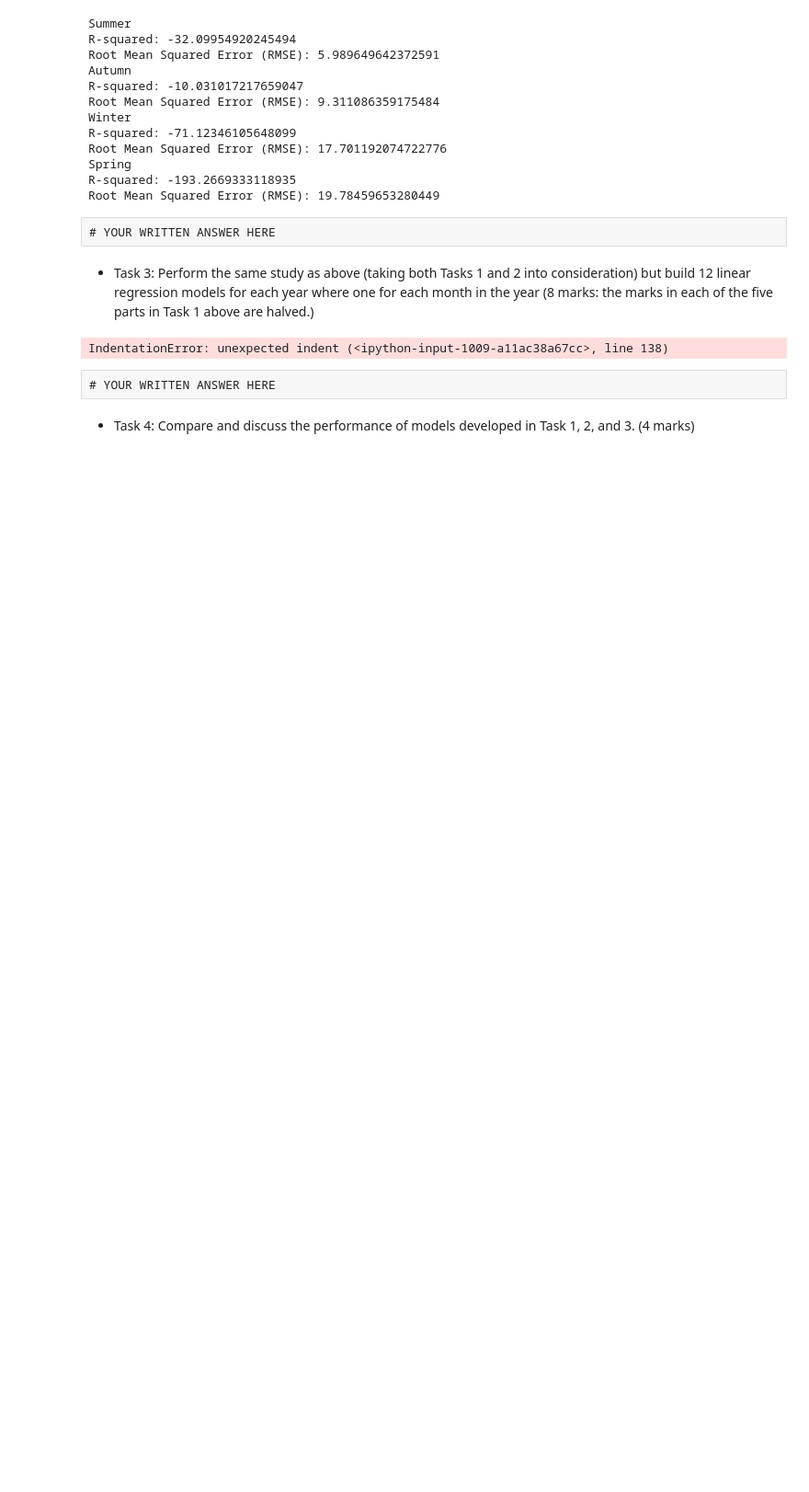
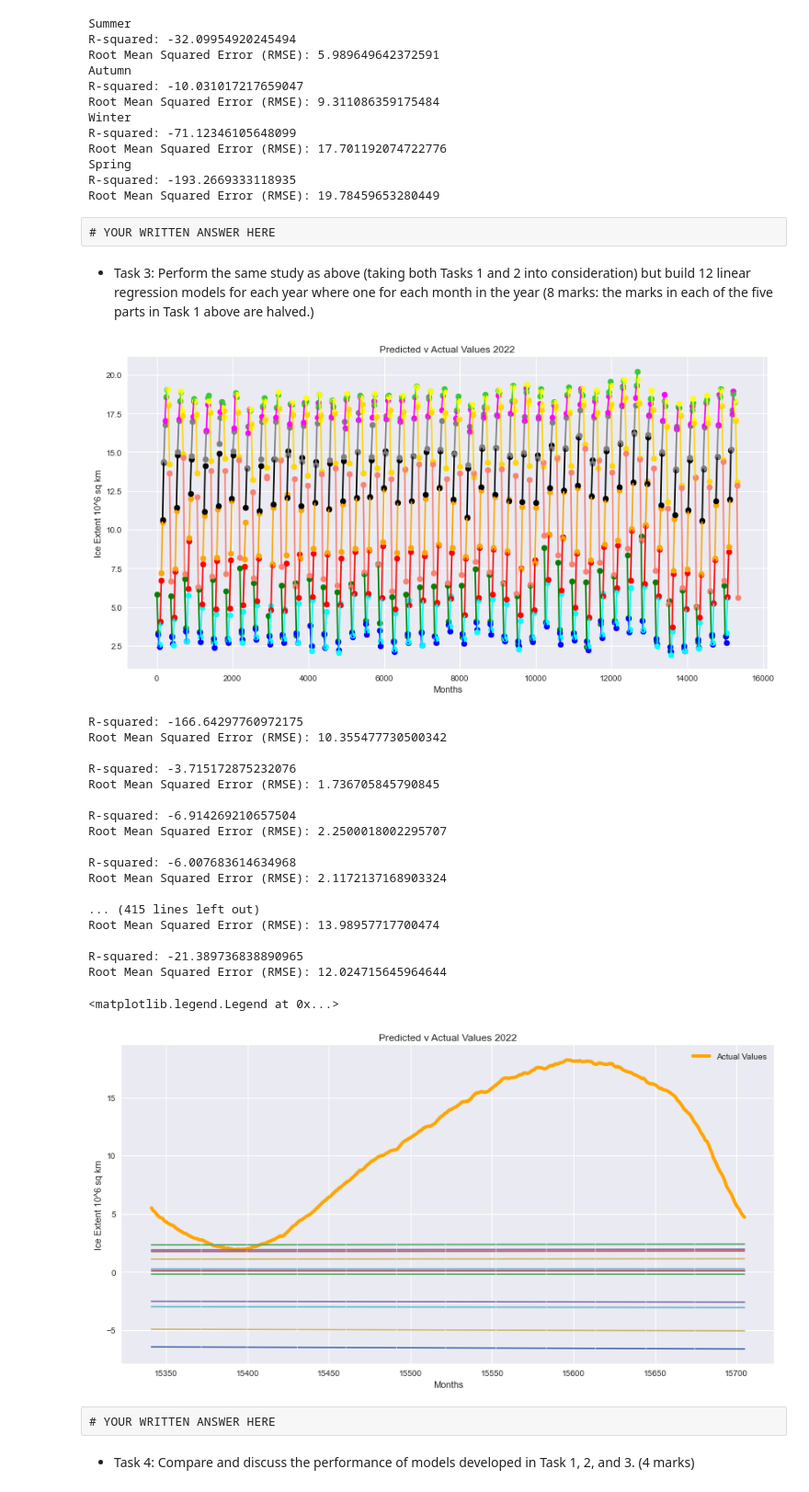
Before and after one commit to mannith-narayan/Data-Analysis-1, a Jupyter notebook: Assignment_1_2023_u7423116.ipynb, the cells around one changed output. Shown at 92% size. Saved outputs shown, nothing was run; the diff lists cells and outputs as text; code cells hidden in the pictures; blank space fills up the shorter version.

```diff
--- a/Assignment_1_2023_u7423116.ipynb
+++ b/Assignment_1_2023_u7423116.ipynb
@@ -905,36 +905,55 @@ plt.show()
 
 
 
 plt.figure(figsize = (14,7))
 plt.plot(iceExtent4['Days Since First'],iceExtent4['Total (Antarctic)'], label = "Actual Values", color = "orange",linewidth = 4)
 plt.title('Predicted v Actual Values 2022')
 plt.xlabel('Months')
 plt.ylabel('Ice Extent 10^6 sq km')
 
 
 X = np.array(np.arange(1980,2022)).reshape(-1,1)
-for no in range(13):
-    for month in months_2022:
+for month in months_2022:
         for slope in slopes:
             Y = slope
             model = lr.fit(X,Y)
             slope_2022 = model.coef_[0]
             intercept_2022 = model.intercept_
             plt.plot(month['Days Since First'],
                      model.predict(np.array(month['Days Since First']).reshape(-1,1)))
+
 
             print('R-squared:', skl.metrics.r2_score(month['Total (Antarctic)']
                 ,model.predict(np.array(month['Days Since First']).reshape(-1,1))))
             print('Root Mean Squared Error (RMSE):',
           (skl.metrics.mean_squared_error(month['Total (Antarctic)']
                 ,model.predict(np.array(month['Days Since First']).reshape(-1,1)))**(1/2)))
             print("")
 
 
 
 plt.legend()
 # %% [output]
+[figure, added]
-IndentationError: unexpected indent (<ipython-input-1009-a11ac38a67cc>, line 138)
+R-squared: -166.64297760972175
+Root Mean Squared Error (RMSE): 10.355477730500342
+
+R-squared: -3.715172875232076
+Root Mean Squared Error (RMSE): 1.736705845790845
+
+R-squared: -6.914269210657504
+Root Mean Squared Error (RMSE): 2.2500018002295707
+
+R-squared: -6.007683614634968
+Root Mean Squared Error (RMSE): 2.1172137168903324
+
+... (415 lines left out)
+Root Mean Squared Error (RMSE): 13.98957717700474
+
+R-squared: -21.389736838890965
+Root Mean Squared Error (RMSE): 12.024715645964644
+<matplotlib.legend.Legend at 0x...>
+[figure, added]
 # %% [raw]
 # YOUR WRITTEN ANSWER HERE
 # %% [markdown]
```
Also changed, not shown: parts of 1 cell of this notebook.
